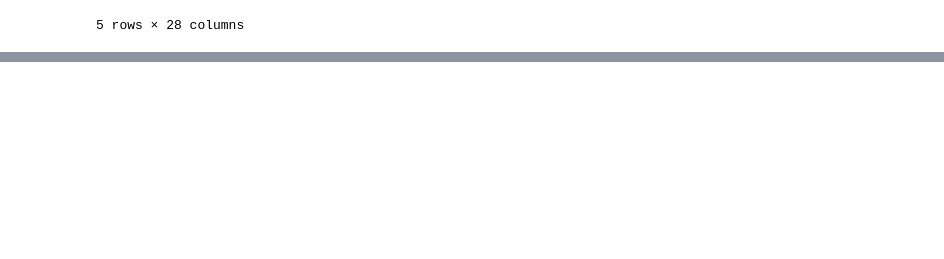
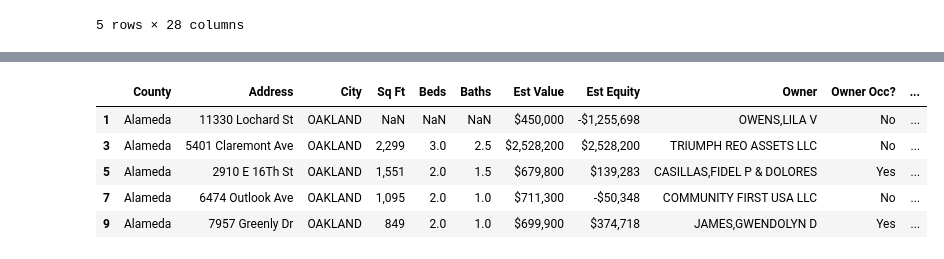
Before and after one commit to brianhabana/California_Real_Estate_Analysis, a Jupyter notebook: real_estate.ipynb, the cells around one changed output, grey strips where cells are left out. Drawn from its saved outputs; the diff is of its cells as text; code cells hidden in the pictures; blank space fills up the shorter version.

```diff
--- a/real_estate.ipynb
+++ b/real_estate.ipynb
@@ -77,0 +97,24 @@ Name: price, dtype: float64
+# %%
+#replace ? in Latitute and Longitute Columns with spaces
+#foreclosure_df.loc[:, "Latitude"] = foreclosure_df.loc[:, "Latitude"].str.replace("?", "")
+#foreclosure_df.loc[:, "Longitude"] = foreclosure_df.loc[:, "Longitude"].str.replace("?", "")
+
+foreclosure_df = foreclosure_df.query('Latitude != "???"')
+
+
+#foreclosure_df['Latitude'].dropna()
+#foreclosure_df['Longitude'].dropna()
+
+
+display(foreclosure_df.head())
+display(foreclosure_df.tail())
+
+#display(foreclosure_df.isnull().sum())
+#foreclosure_df.dtypes
+# %% [output]
+|  | County | Address | City | Sq Ft | Beds | Baths | Est Value | Est Equity | Owner | Owner Occ? | ... |
+| 1 | Alameda | 11330 Lochard St | OAKLAND | NaN | NaN | NaN | $450,000 | -$1,255,698 | OWENS,LILA V | No | ... |
+| 3 | Alameda | 5401 Claremont Ave | OAKLAND | 2,299 | 3.0 | 2.5 | $2,528,200 | $2,528,200 | TRIUMPH REO ASSETS LLC | No | ... |
+| 5 | Alameda | 2910 E 16Th St | OAKLAND | 1,551 | 2.0 | 1.5 | $679,800 | $139,283 | CASILLAS,FIDEL P & DOLORES | Yes | ... |
+| 7 | Alameda | 6474 Outlook Ave | OAKLAND | 1,095 | 2.0 | 1.0 | $711,300 | -$50,348 | COMMUNITY FIRST USA LLC | No | ... |
+| 9 | Alameda | 7957 Greenly Dr | OAKLAND | 849 | 2.0 | 1.0 | $699,900 | $374,718 | JAMES,GWENDOLYN D | Yes | ... |
```
Also changed, not shown: parts of 12 cells of this notebook.
